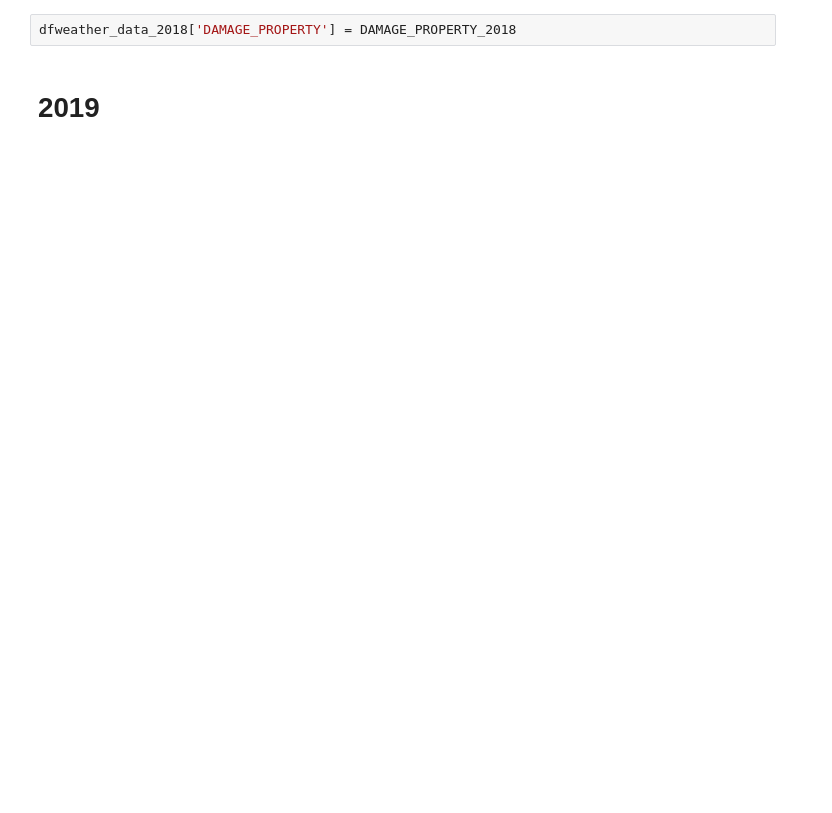
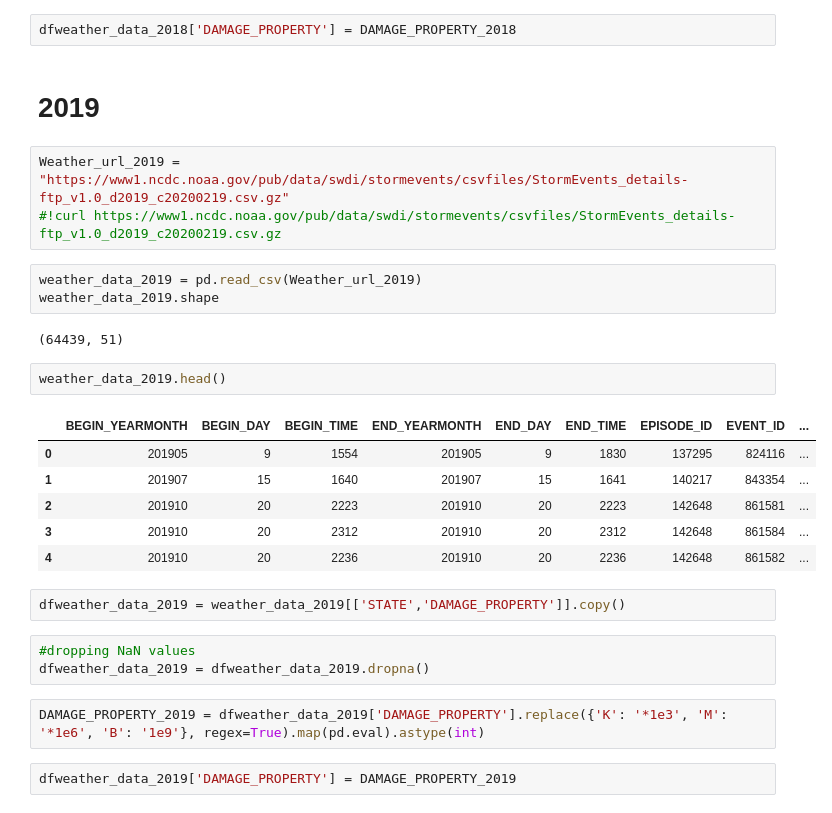
Before and after one commit to lmstephens/Build-Week1, a Jupyter notebook: 2013_2019weather.ipynb, the cells around one changed output. Drawn from its saved outputs; the diff is of its cells as text; blank space fills up the shorter version.

```diff
--- a/2013_2019weather.ipynb
+++ b/2013_2019weather.ipynb
@@ -187,3 +195,29 @@ DAMAGE_PROPERTY_2018 = dfweather_data_2018['DAMAGE_PROPERTY'].replace({'K': '*1e
 dfweather_data_2018['DAMAGE_PROPERTY'] = DAMAGE_PROPERTY_2018
 # %% [markdown]
 # **2019**
+# %%
+Weather_url_2019 = "https://www1.ncdc.noaa.gov/pub/data/swdi/stormevents/csvfiles/StormEvents_details-ftp_v1.0_d2019_c20200219.csv.gz"
+#!curl https://www1.ncdc.noaa.gov/pub/data/swdi/stormevents/csvfiles/StormEvents_details-ftp_v1.0_d2019_c20200219.csv.gz
+# %%
+weather_data_2019 = pd.read_csv(Weather_url_2019)
+weather_data_2019.shape
+# %% [output]
+(64439, 51)
+# %%
+weather_data_2019.head()
+# %% [output]
+|  | BEGIN_YEARMONTH | BEGIN_DAY | BEGIN_TIME | END_YEARMONTH | END_DAY | END_TIME | EPISODE_ID | EVENT_ID | ... |
+| 0 | 201905 | 9 | 1554 | 201905 | 9 | 1830 | 137295 | 824116 | ... |
+| 1 | 201907 | 15 | 1640 | 201907 | 15 | 1641 | 140217 | 843354 | ... |
+| 2 | 201910 | 20 | 2223 | 201910 | 20 | 2223 | 142648 | 861581 | ... |
+| 3 | 201910 | 20 | 2312 | 201910 | 20 | 2312 | 142648 | 861584 | ... |
+| 4 | 201910 | 20 | 2236 | 201910 | 20 | 2236 | 142648 | 861582 | ... |
+# %%
+dfweather_data_2019 = weather_data_2019[['STATE','DAMAGE_PROPERTY']].copy()
+# %%
+#dropping NaN values
+dfweather_data_2019 = dfweather_data_2019.dropna()
+# %%
+DAMAGE_PROPERTY_2019 = dfweather_data_2019['DAMAGE_PROPERTY'].replace({'K': '*1e3', 'M': '*1e6', 'B': '1e9'}, regex=True).map(pd.eval).astype(int)
+# %%
+dfweather_data_2019['DAMAGE_PROPERTY'] = DAMAGE_PROPERTY_2019
```
Also changed, not shown: parts of 6 cells of this notebook.
